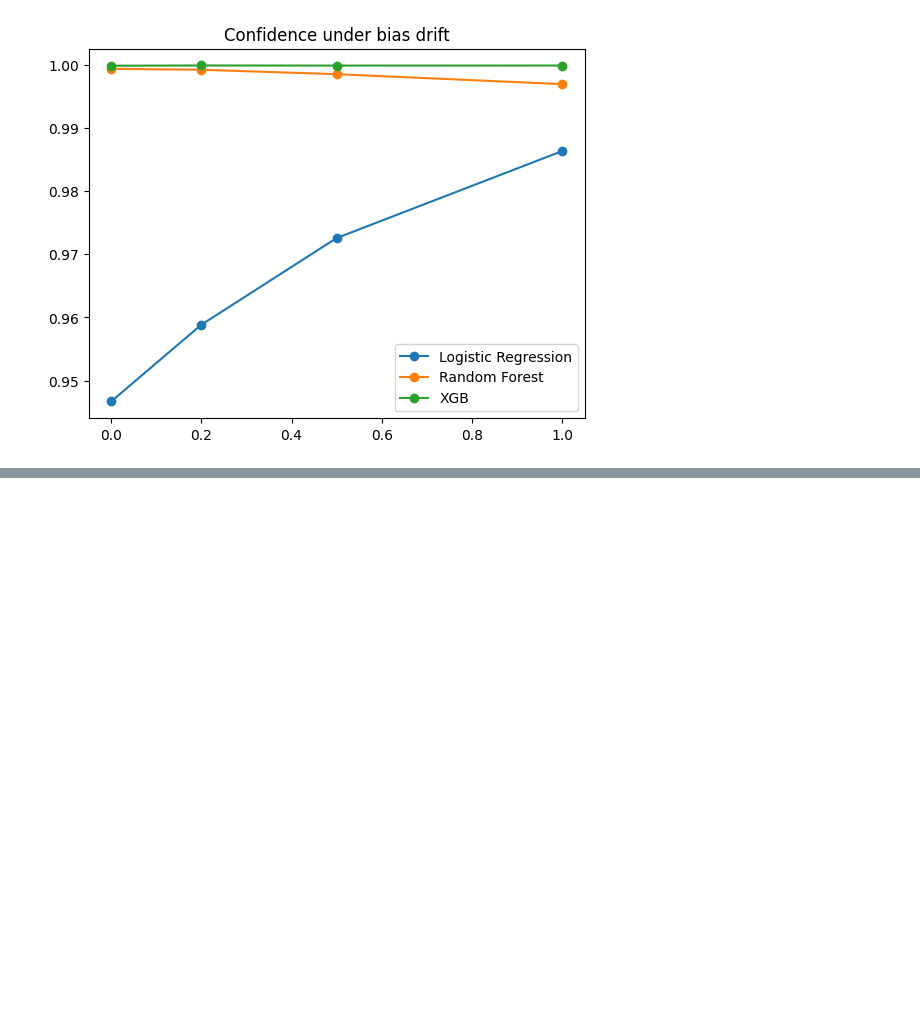
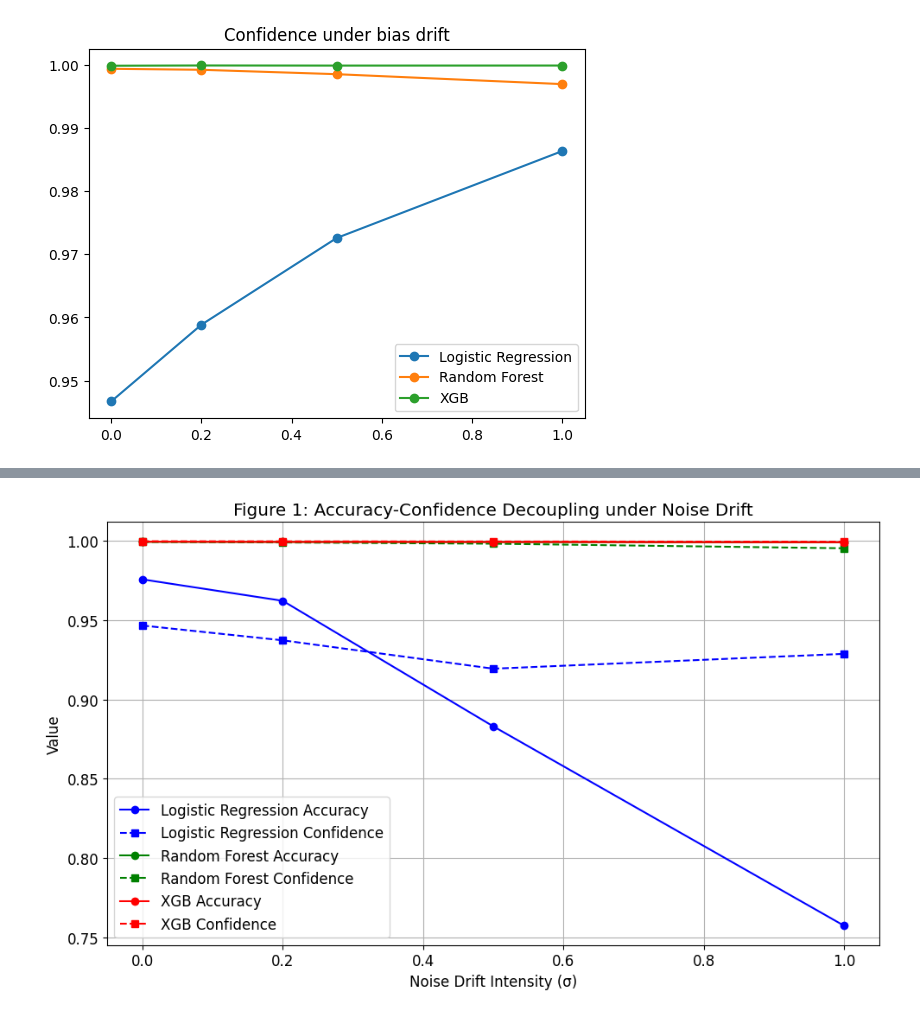
Before and after one commit to mukundhr/ModelGuard, a Jupyter notebook: code/compare.ipynb, the cells around one changed output, grey strips where cells are left out. Drawn from its saved outputs; the diff is of its cells as text; code cells hidden in the pictures; blank space fills up the shorter version.

```diff
--- a/code/compare.ipynb
+++ b/code/compare.ipynb
@@ -184,3 +185,100 @@ for dtype in drift_final["drift_type"].unique():
 [figure]
 [figure]
 [figure]
+# %%
+plt.style.use('default')
+sns.set_palette("tab10")
+plt.rcParams['figure.figsize'] = (10, 6)
+plt.rcParams['font.size'] = 12
+
+# Load data
+final = pd.read_csv(r'C:\Users\mukun\model\ModelGuard\results\final_results.csv')
+drift_types = pd.read_csv(r'C:\Users\mukun\model\ModelGuard\results\drift_types_final.csv')
+# ========================= FIGURE 1 =========================
+fig, ax = plt.subplots(1, 1, figsize=(10, 6))
+
+models = ['Logistic Regression', 'Random Forest', 'XGB']
+colors = ['blue', 'green', 'red']
+
+for i, model in enumerate(models):
+    data = drift_types[(drift_types['drift_type'] == 'noise') & (drift_types['model'] == model)]
+    ax.plot(data['drift'], data['raw_acc'], marker='o', label=f'{model} Accuracy', color=colors[i], linestyle='-')
+    ax.plot(data['drift'], data['raw_conf'], marker='s', label=f'{model} Confidence', color=colors[i], linestyle='--')
+
+ax.set_xlabel('Noise Drift Intensity (σ)')
+ax.set_ylabel('Value')
+ax.set_title('Figure 1: Accuracy-Confidence Decoupling under Noise Drift')
+ax.grid(True)
+ax.legend()
+plt.tight_layout()
+plt.savefig('fig1_decoupling.png', dpi=300, bbox_inches='tight')
+print("Figure 1 saved as fig1_decoupling.png")
+
+# ========================= FIGURE 2 =========================
+# Compute Reliability Score per model and drift
+def reliability_score(group):
+    baseline = group[group['drift'] == 0.0]
+    max_drift = group[group['drift'] == 1.0]
+    if len(baseline) == 0 or len(max_drift) == 0:
+        return np.nan
+    delta_acc = abs(max_drift['raw_acc'].values[0] - baseline['raw_acc'].values[0])
+    delta_conf = abs(max_drift['raw_conf'].values[0] - baseline['raw_conf'].values[0])
+    delta_ent = abs(max_drift['raw_ent'].values[0] - baseline['raw_ent'].values[0])
+    return (delta_acc + delta_conf + delta_ent) / 3
+
+rel_scores = drift_types.groupby(['model', 'drift_type']).apply(reliability_score).reset_index(name='R')
+
+plt.figure(figsize=(10, 6))
+sns.barplot(data=rel_scores, x='model', y='R', hue='drift_type')
+plt.title('Figure 2: Reliability Scores by Drift Type (Lower is Better)')
+plt.ylabel('Reliability Score')
+plt.xlabel('Model')
+plt.grid(axis='y')
+plt.tight_layout()
+plt.savefig('fig2_reliability.png', dpi=300, bbox_inches='tight')
+print("Figure 2 saved as fig2_reliability.png")
+
+# ========================= FIGURE 3 =========================
+lr_cal = final[final['model'] == 'LR']
+
+fig, (ax1, ax2) = plt.subplots(1, 2, figsize=(14, 6))
+
+# Left: Accuracy
+ax1.plot(lr_cal['drift'], lr_cal['raw_acc'], 'o-', label='Raw LR', color='blue')
+ax1.plot(lr_cal['drift'], lr_cal['sig_acc'], 's-', label='Sigmoid', color='orange')
+ax1.plot(lr_cal['drift'], lr_cal['iso_acc'], '^-', label='Isotonic', color='green')
+ax1.set_xlabel('Noise Drift Intensity (σ)')
+ax1.set_ylabel('Accuracy')
+ax1.set_title('Accuracy under Noise Drift')
+ax1.grid(True)
+ax1.legend()
+
+# Right: Confidence
+ax2.plot(lr_cal['drift'], lr_cal['raw_conf'], 'o-', label='Raw LR', color='blue')
+ax2.plot(lr_cal['drift'], lr_cal['sig_conf'], 's-', label='Sigmoid', color='orange')
+ax2.plot(lr_cal['drift'], lr_cal['iso_conf'], '^-', label='Isotonic', color='green')
+ax2.set_xlabel('Noise Drift Intensity (σ)')
+ax2.set_ylabel('Mean Confidence')
+ax2.set_title('Mean Confidence under Noise Drift')
+ax2.grid(True)
+ax2.legend()
+
+plt.suptitle('Figure 3: Effect of Calibration Methods under Noise Drift (Logistic Regression)', fontsize=14)
+plt.tight_layout()
+plt.savefig('fig3_calibration.png', dpi=300, bbox_inches='tight')
+print("Figure 3 saved as fig3_calibration.png")
+
+# ========================= FIGURE 4 =========================
+plt.figure(figsize=(12, 7))
+sns.barplot(data=rel_scores, x='drift_type', y='R', hue='model')
+plt.title('Figure 4: Reliability Scores across All Drift Types')
+plt.ylabel('Reliability Score (Lower is Better)')
+plt.xlabel('Drift Type')
+plt.legend(title='Model')
+plt.grid(axis='y')
+plt.tight_layout()
+plt.savefig('fig4_multidrift.png', dpi=300, bbox_inches='tight')
+print("Figure 4 saved as fig4_multidrift.png")
+
+print("\n✅ All 4 figures generated successfully!")
+# %% [output]
@@ -186,0 +291 @@ for dtype in drift_final["drift_type"].unique():
+[figure, added]
```
Also changed, not shown: parts of 3 cells of this notebook, 5 other files.
